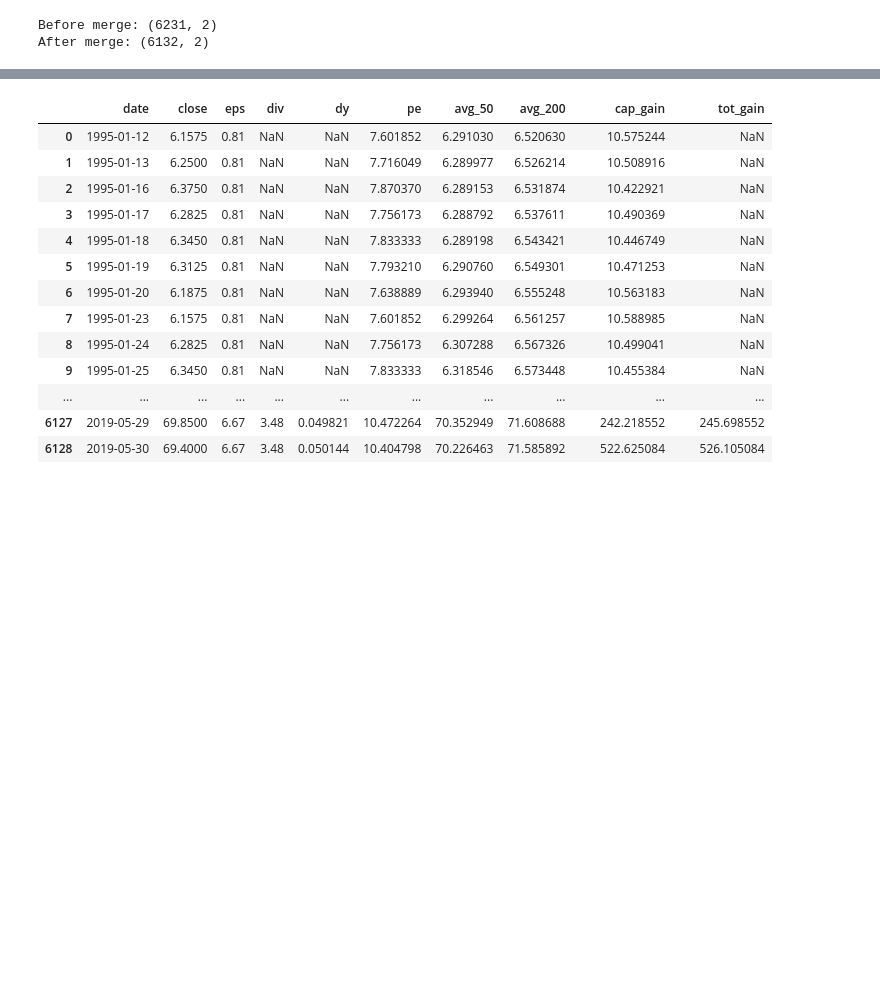
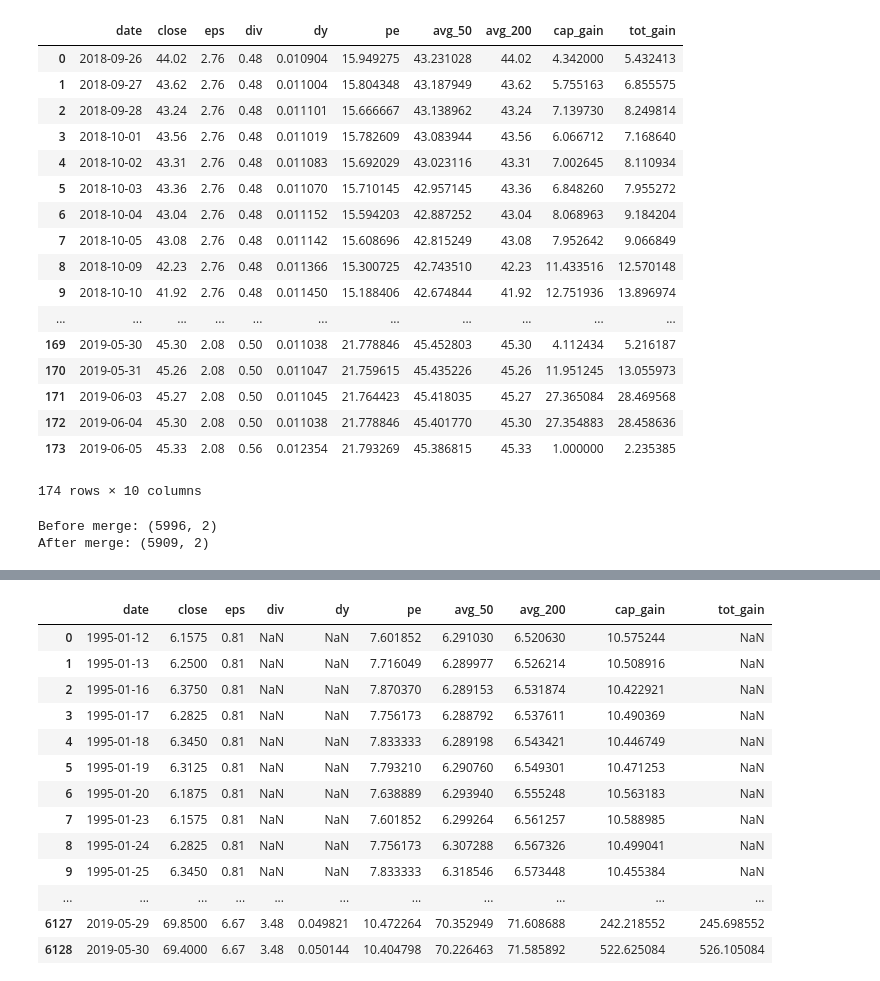
Before and after one commit to ismith1024/Finance-Regression-Analyzer, a Jupyter notebook: analysis_test_notebook.ipynb, the cells around one changed output, grey strips where cells are left out. Drawn from its saved outputs; the diff is of its cells as text; code cells hidden in the pictures; blank space fills up the shorter version.

```diff
--- a/analysis_test_notebook.ipynb
+++ b/analysis_test_notebook.ipynb
@@ -325,8 +325,29 @@ def predict_from_regression(df, divs, symbol):
         sql_text = 'UPDATE analysis SET multiple_prediction = ? WHERE symbol = ?'
         job = (pred_val[0][0], symbol)
         advfn_curs.execute(sql_text, job)
+# %%
+df
+# %% [output]
+|  | date | close | eps | div | dy | pe | avg_50 | avg_200 | cap_gain | tot_gain |
+| 0 | 2018-09-26 | 44.02 | 2.76 | 0.48 | 0.010904 | 15.949275 | 43.231028 | 44.02 | 4.342000 | 5.432413 |
+| 1 | 2018-09-27 | 43.62 | 2.76 | 0.48 | 0.011004 | 15.804348 | 43.187949 | 43.62 | 5.755163 | 6.855575 |
+| 2 | 2018-09-28 | 43.24 | 2.76 | 0.48 | 0.011101 | 15.666667 | 43.138962 | 43.24 | 7.139730 | 8.249814 |
+| 3 | 2018-10-01 | 43.56 | 2.76 | 0.48 | 0.011019 | 15.782609 | 43.083944 | 43.56 | 6.066712 | 7.168640 |
+| 4 | 2018-10-02 | 43.31 | 2.76 | 0.48 | 0.011083 | 15.692029 | 43.023116 | 43.31 | 7.002645 | 8.110934 |
+| 5 | 2018-10-03 | 43.36 | 2.76 | 0.48 | 0.011070 | 15.710145 | 42.957145 | 43.36 | 6.848260 | 7.955272 |
+| 6 | 2018-10-04 | 43.04 | 2.76 | 0.48 | 0.011152 | 15.594203 | 42.887252 | 43.04 | 8.068963 | 9.184204 |
+| 7 | 2018-10-05 | 43.08 | 2.76 | 0.48 | 0.011142 | 15.608696 | 42.815249 | 43.08 | 7.952642 | 9.066849 |
+| 8 | 2018-10-09 | 42.23 | 2.76 | 0.48 | 0.011366 | 15.300725 | 42.743510 | 42.23 | 11.433516 | 12.570148 |
+| 9 | 2018-10-10 | 41.92 | 2.76 | 0.48 | 0.011450 | 15.188406 | 42.674844 | 41.92 | 12.751936 | 13.896974 |
+| ... | ... | ... | ... | ... | ... | ... | ... | ... | ... | ... |
+| 169 | 2019-05-30 | 45.30 | 2.08 | 0.50 | 0.011038 | 21.778846 | 45.452803 | 45.30 | 4.112434 | 5.216187 |
+| 170 | 2019-05-31 | 45.26 | 2.08 | 0.50 | 0.011047 | 21.759615 | 45.435226 | 45.26 | 11.951245 | 13.055973 |
+| 171 | 2019-06-03 | 45.27 | 2.08 | 0.50 | 0.011045 | 21.764423 | 45.418035 | 45.27 | 27.365084 | 28.469568 |
+| 172 | 2019-06-04 | 45.30 | 2.08 | 0.50 | 0.011038 | 21.778846 | 45.401770 | 45.30 | 27.354883 | 28.458636 |
+| 173 | 2019-06-05 | 45.33 | 2.08 | 0.56 | 0.012354 | 21.793269 | 45.386815 | 45.33 | 1.000000 | 2.235385 |
+174 rows × 10 columns
 # %%
-symbol = 'BNS'
+symbol = 'SJ'
 df, divs = market_df(symbol)
 df['avg_50'] = custom_kernel(df['close'], kern_50)
 df['avg_200'] = custom_kernel(df['close'], kern_200)
@@ -340,13 +361,15 @@ df['tot_gain'] = df['cap_gain'] + (df['dy'] * 100)
 
 dy_today, pe_today, price_today = get_todays_metrics(df, divs)
 
+valid_data_length = df.shape[0] - 400
+
 df_pruned = prune_data(df[:valid_data_length], divs, 3.0)
 
 #predict_from_regression(df, divs, symbol)
 #show_metrics_distribution(df, divs, symbol)
 # %% [output]
-Before merge: (6231, 2)
-After merge: (6132, 2)
+Before merge: (5996, 2)
+After merge: (5909, 2)
 # %%
 df.plot(x = 'date', y = 'close')
 # %% [output]
```
Also changed, not shown: parts of 5 cells of this notebook, 2 other files.
